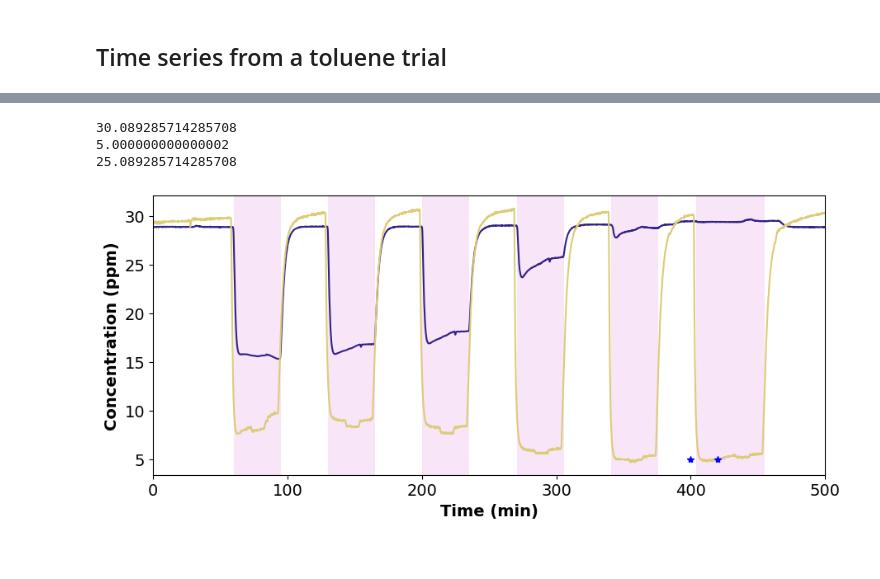
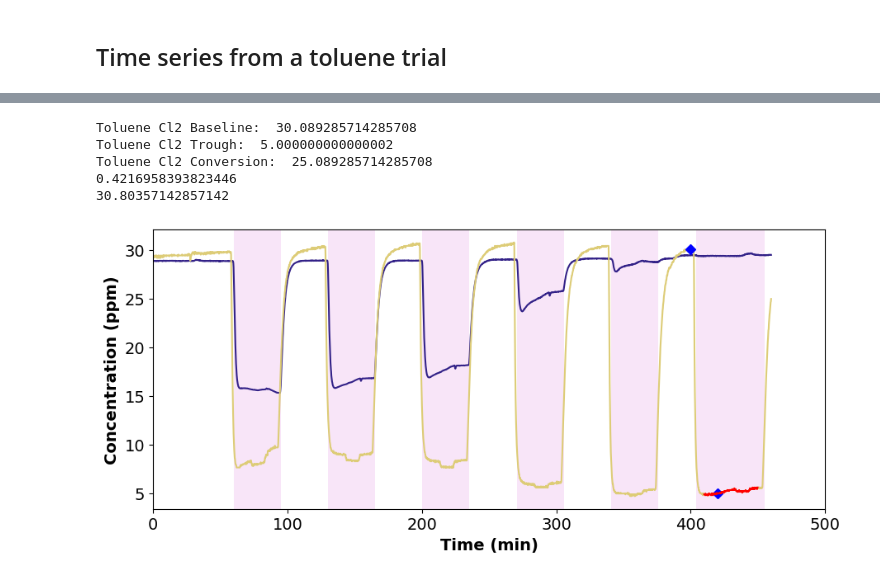
Before and after one commit to richardsrandall/Fall-2024-Cl2, a Jupyter notebook: _combined_plots/paper_plots_v1/figure-toluene_time_series.ipynb, the cells around one changed output, grey strips where cells are left out. Saved outputs shown, nothing was run; the diff lists cells and outputs as text; code cells hidden in the pictures.

```diff
--- a/_combined_plots/paper_plots_v1/figure-toluene_time_series.ipynb
+++ b/_combined_plots/paper_plots_v1/figure-toluene_time_series.ipynb
@@ -36,7 +36,7 @@ raw_data = process_cl2.extract_data([info[:2]], hush)
 #field = 'Cl2 LabJack: Cl2 Node A (mV)'
 field = 'LF N2 MFC: Actual Flow'
 importlib.reload(process_cl2)
-trim_params = [(100, 600)]
+trim_params = [(100, 560)]
 (data, ax1, ax2) = process_cl2.trim_dataframes(raw_data, trim_params, plot=True, which_field=field, which_df=0)
 rf = process_cl2.RemovalFinder(data, "01-16_cl2_misc_follow_ups")
 
@@ -59,42 +59,49 @@ data_2ppm_time_series  = data[current_experiment]
 
 # Plot the methane
 min_offset = 0
 (fig,ax_toluene_time_series)=plt.subplots(1,1,figsize=(9,4))
 ax_toluene_time_series.plot(data_2ppm_time_series.Minutes-min_offset, data_2ppm_time_series['Picarro: CH4 (ppm)'], color=line_default_properties['CH4']['color'])
 ax_toluene_time_series.plot(data_2ppm_time_series.Minutes-min_offset, data_2ppm_time_series['Cl2 LabJack: ppm'], color=line_default_properties['Cl2']['color'])
 ax_toluene_time_series.set_xlim(0,500)
 #ax_toluene_time_series.set_ylim(0,2.5)
 
 # Add the UV light overlays
 (on_times,off_times) = process_cl2.find_UV_changes(data[current_experiment]['UV Light: Actual Status'],data[current_experiment]['Minutes'])
 on_times-=(min_offset-1.9)
 off_times-=(min_offset-1.9)
 for i in range(len(on_times)):
     ax_toluene_time_series.axvspan(on_times.iloc[i],off_times.iloc[i], color='m', alpha=0.1, lw=0)
 #ax_toluene_time_series.text(.16,0.97, 'Light on →',ha='center',va='top',transform=ax_toluene_time_series.transAxes)
 #ax_toluene_time_series.text(0.755,0.97, 'Light off →',ha='center',va='top',transform=ax_toluene_time_series.transAxes)
 #ax_toluene_time_series.text(0.01,0.01,"2 ppm inlet CH$_4$\n2 ppm inlet Cl$_2$",ha='left',va='bottom',transform=ax_toluene_time_series.transAxes)
 #ax_toluene_time_series.text(4,1.87,'CH$_4$',color=line_default_properties['CH4']['color'])
 ax_toluene_time_series.set_ylabel("Concentration (ppm)",fontweight=plot_default_properties['font_weight'])
 ax_toluene_time_series.set_xlabel("Time (min)",fontweight=plot_default_properties['font_weight'])
 
 x = 400
 y1 = np.interp(x,data_2ppm_time_series.Minutes-min_offset,data_2ppm_time_series['Cl2 LabJack: ppm'])
-ax_toluene_time_series.plot(x,y,'b*')
-print(y1)
-
+ax_toluene_time_series.plot(x,y1,'bD')
+print("Toluene Cl2 Baseline: ",y1)
 x = 420
 y2 = np.interp(x,data_2ppm_time_series.Minutes-min_offset,data_2ppm_time_series['Cl2 LabJack: ppm'])
-ax_toluene_time_series.plot(x,y,'b*')
-print(y2)
-
-print(y1-y2)
+ax_toluene_time_series.plot(x,y2,'bD')
+print("Toluene Cl2 Trough: ",y2)
+print("Toluene Cl2 Conversion: ",y1-y2)
+trimmed_data = data_2ppm_time_series[(data_2ppm_time_series.Minutes-min_offset).between(410,450)]
+ax_toluene_time_series.plot(trimmed_data.Minutes-min_offset,trimmed_data['Cl2 LabJack: ppm'],'r')
+trough_measurements = np.array(trimmed_data['Cl2 LabJack: ppm'])
+print(2*trough_measurements.std())
+print(max(data_2ppm_time_series['Cl2 LabJack: ppm']))
+# We assign an error bar value of +-1.5 ppm to account for measurement noise and the 0.8-ppm drift of the Cl2 signal over
+# the course of the experiment
 
 plt.savefig('exported_images/time_series_2_ppm.png', bbox_inches='tight',dpi=300)
 plt.show()
 # %% [output]
-30.089285714285708
-5.000000000000002
-25.089285714285708
+Toluene Cl2 Baseline:  30.089285714285708
+Toluene Cl2 Trough:  5.000000000000002
+Toluene Cl2 Conversion:  25.089285714285708
+0.4216958393823446
+30.80357142857142
-[figure, old version]
+[figure, new version]
 # %%
```
Also changed, not shown: parts of 2 cells of this notebook, 5 other files.
